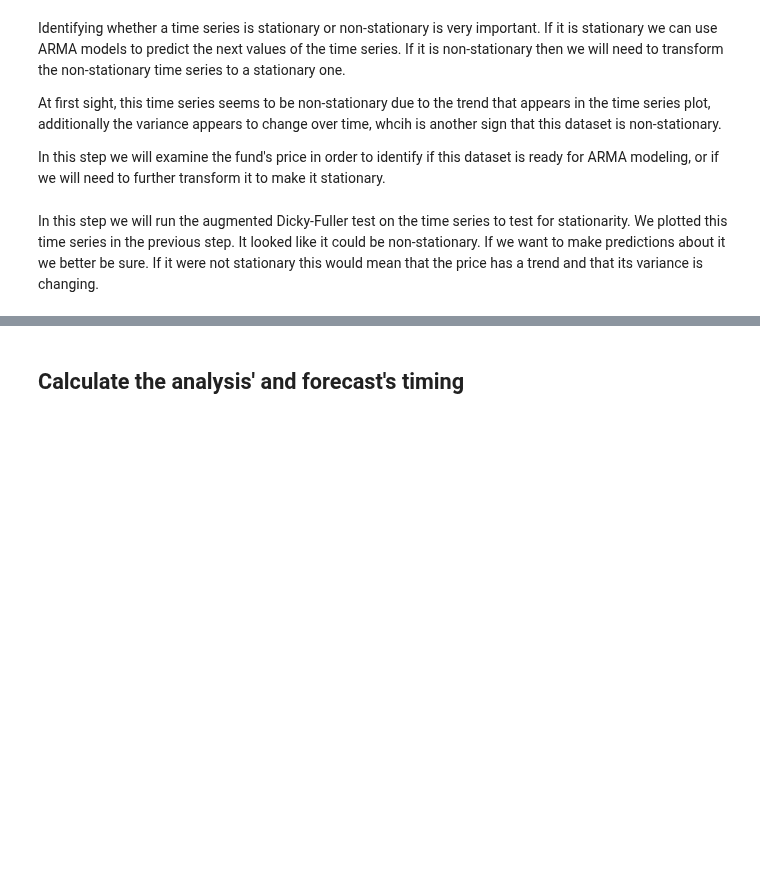
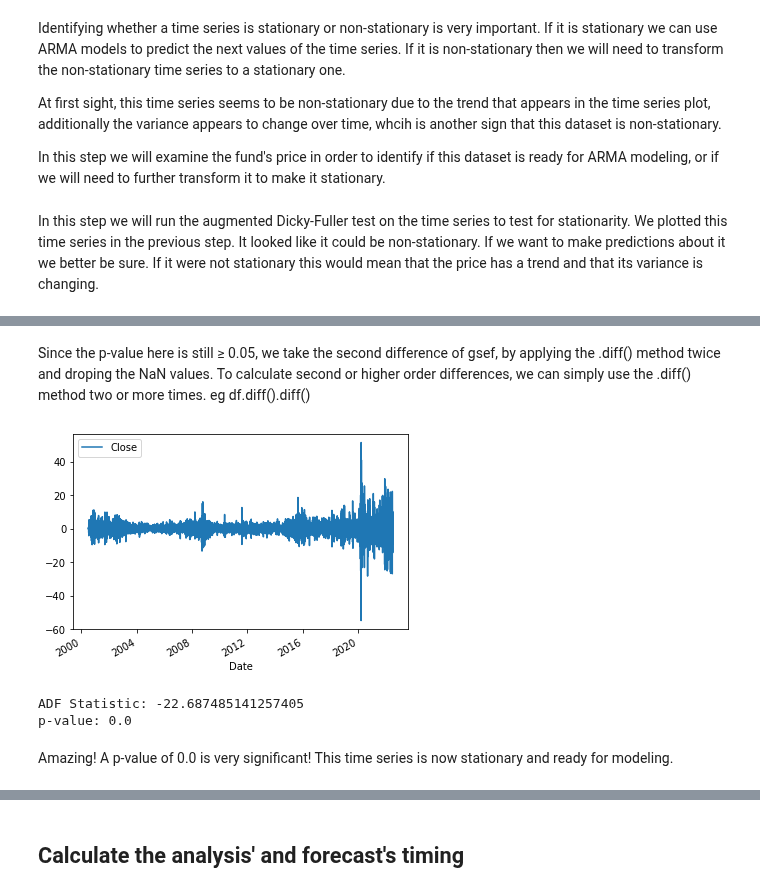
Before and after one commit to eshraongithub/global_sustainable_equity_fund_etl_and_time_series_forecasting, a Jupyter notebook: gsef-time-series-forecasting-using-arima.ipynb, the cells around one changed output, grey strips where cells are left out. Cells and saved outputs as stored; diff of their text form; code cells hidden in the pictures; blank space fills up the shorter version.

```diff
--- a/gsef-time-series-forecasting-using-arima.ipynb
+++ b/gsef-time-series-forecasting-using-arima.ipynb
@@ -172,0 +196,24 @@ Since the p-value is not ≤ 0.05, this indicates that we've proven that the sta
+# %% [markdown]
+Since the p-value here is still ≥ 0.05, we take the second difference of gsef, by applying the .diff() method twice and droping the NaN values. To calculate second or higher order differences, we can simply use the .diff() method two or more times. eg df.diff().diff()
+# %%
+# Calculate the second difference of the time series
+gsef_stationary = gsef.diff().diff().dropna()
+
+# Run ADF test on the differenced time series
+result_diff_2 = adfuller(gsef_stationary['Close'])
+
+# Plot the differenced time series
+fig, ax = plt.subplots()
+gsef_stationary.plot(ax=ax)
+plt.show()
+
+# Print the test statistic and the p-value
+print('ADF Statistic:', result_diff_2[0])
+print('p-value:', result_diff_2[1])
+# %% [output]
+[figure, added]
+ADF Statistic: -22.687485141257405
+p-value: 0.0
+# %% [markdown]
+Amazing! A p-value of 0.0 is very significant!
+This time series is now stationary and ready for modeling.
```
Also changed, not shown: parts of 13 cells of this notebook, 2 other files.
